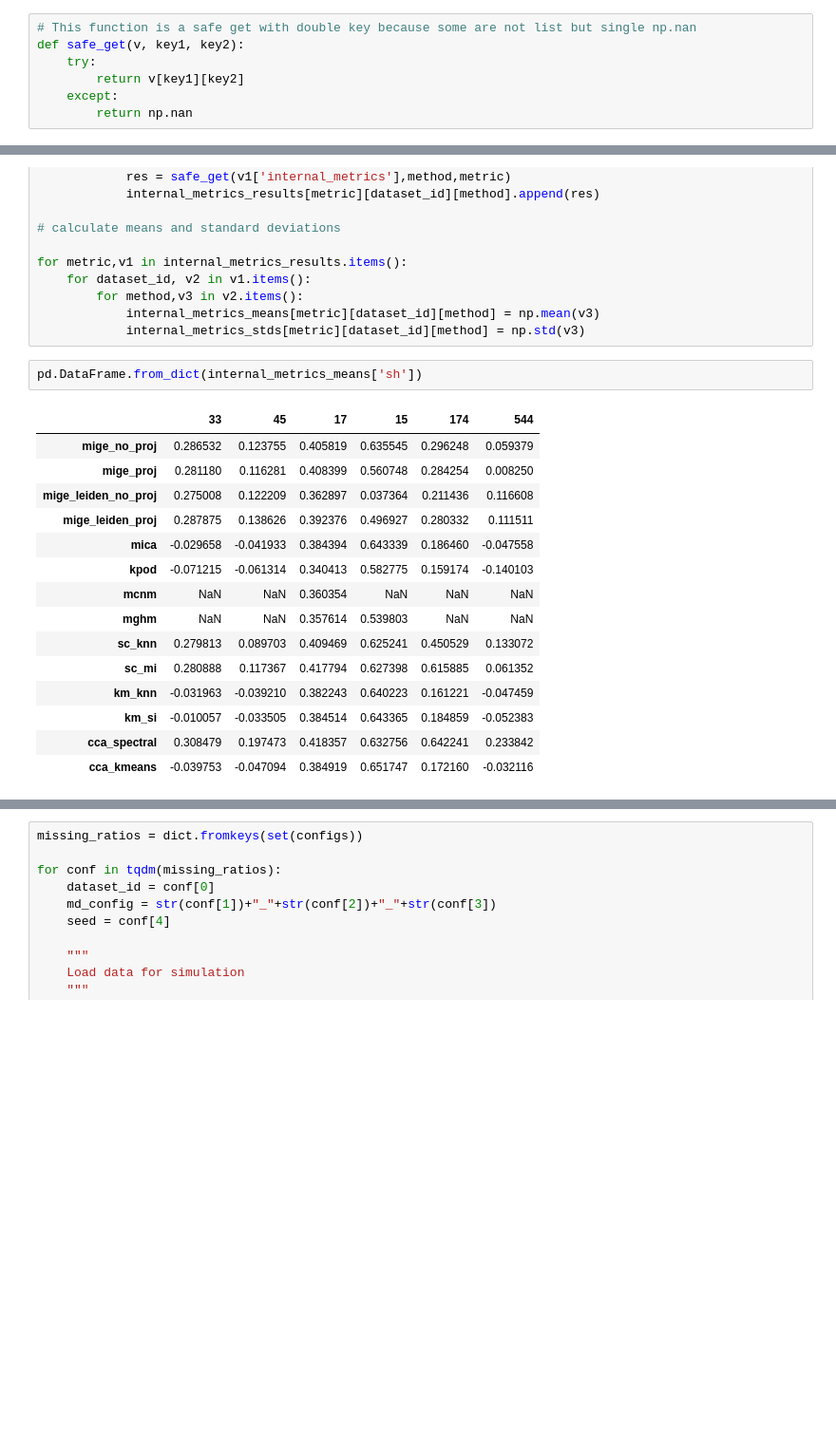
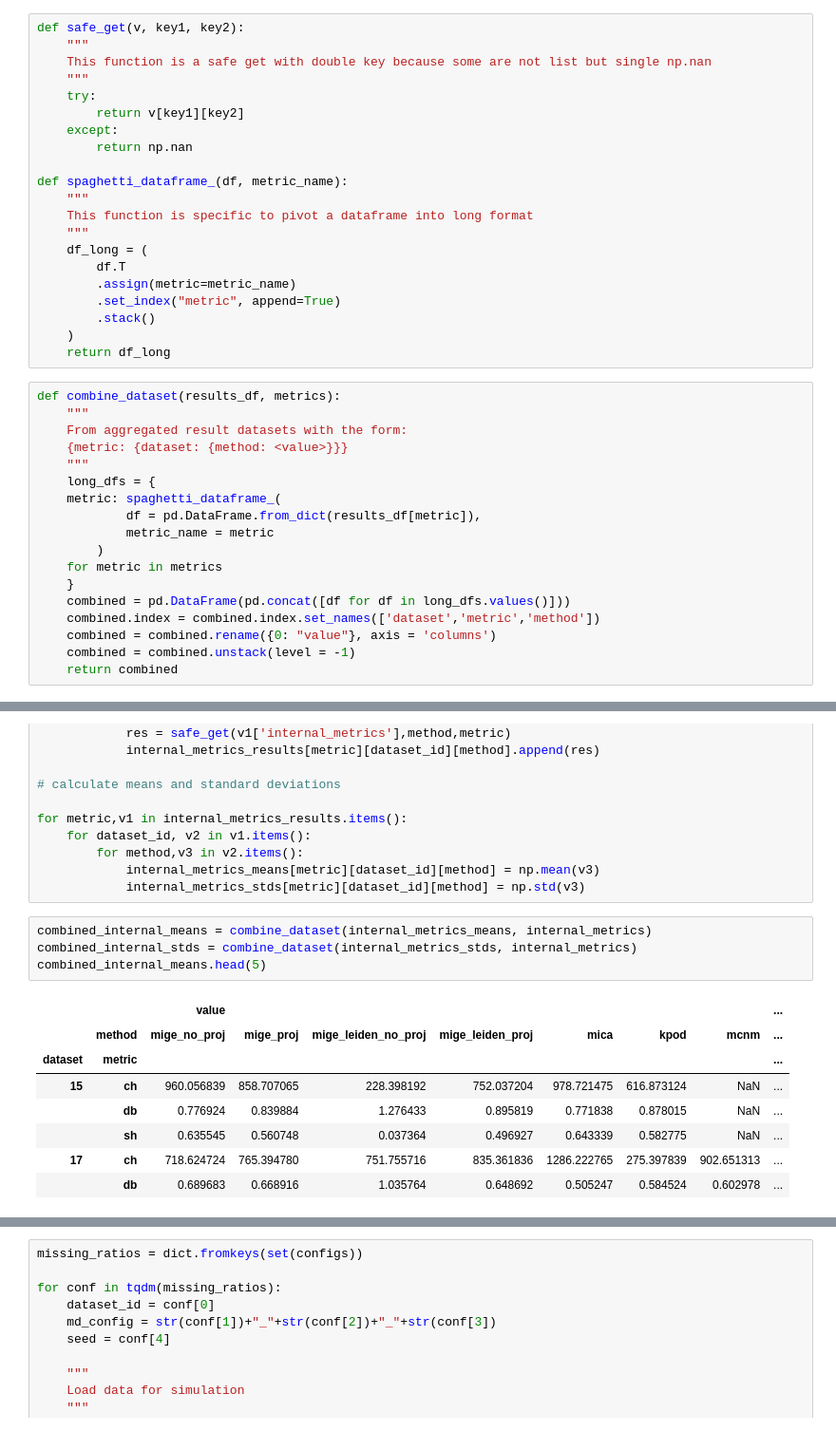
Before and after one commit to simonetome/fusemix, a Jupyter notebook: test_src/notebooks/analyze_simulation.ipynb, the cells around one changed output, grey strips where cells are left out. Shown at 95% size. Saved outputs shown, nothing was run; the diff lists cells and outputs as text; blank space fills up the shorter version.

```diff
--- a/test_src/notebooks/analyze_simulation.ipynb
+++ b/test_src/notebooks/analyze_simulation.ipynb
@@ -71,11 +81,43 @@ internal_metrics = list(simulation_results[configs[0]]['internal_metrics']['mige
 methods = list(simulation_results[configs[0]]['internal_metrics'])
 # %%
-# This function is a safe get with double key because some are not list but single np.nan
 def safe_get(v, key1, key2):
+    """
+    This function is a safe get with double key because some are not list but single np.nan
+    """
     try:
         return v[key1][key2]
     except:
         return np.nan
+
+def spaghetti_dataframe_(df, metric_name):
+    """
+    This function is specific to pivot a dataframe into long format
+    """
+    df_long = (
+        df.T
+        .assign(metric=metric_name)
+        .set_index("metric", append=True)
+        .stack()
+    )
+    return df_long
+# %%
+def combine_dataset(results_df, metrics):
+    """
+    From aggregated result datasets with the form:
+    {metric: {dataset: {method: <value>}}}
+    """
+    long_dfs = {
+    metric: spaghetti_dataframe_(
+            df = pd.DataFrame.from_dict(results_df[metric]),
+            metric_name = metric
+        )
+    for metric in metrics
+    }
+    combined = pd.DataFrame(pd.concat([df for df in long_dfs.values()]))
+    combined.index = combined.index.set_names(['dataset','metric','method'])
+    combined = combined.rename({0: "value"}, axis = 'columns')
+    combined = combined.unstack(level = -1)
+    return combined
 # %% [markdown]
 # External metrics aggregates
 # %%
@@ -146,20 +197,15 @@ for metric,v1 in internal_metrics_results.items():
             internal_metrics_means[metric][dataset_id][method] = np.mean(v3)
             internal_metrics_stds[metric][dataset_id][method] = np.std(v3)
 # %%
-pd.DataFrame.from_dict(internal_metrics_means['sh'])
+combined_internal_means = combine_dataset(internal_metrics_means, internal_metrics)
+combined_internal_stds = combine_dataset(internal_metrics_stds, internal_metrics)
+combined_internal_means.head(5)
 # %% [output]
-|  | 33 | 45 | 17 | 15 | 174 | 544 |
-| mige_no_proj | 0.286532 | 0.123755 | 0.405819 | 0.635545 | 0.296248 | 0.059379 |
-| mige_proj | 0.281180 | 0.116281 | 0.408399 | 0.560748 | 0.284254 | 0.008250 |
-| mige_leiden_no_proj | 0.275008 | 0.122209 | 0.362897 | 0.037364 | 0.211436 | 0.116608 |
-| mige_leiden_proj | 0.287875 | 0.138626 | 0.392376 | 0.496927 | 0.280332 | 0.111511 |
-| mica | -0.029658 | -0.041933 | 0.384394 | 0.643339 | 0.186460 | -0.047558 |
-| kpod | -0.071215 | -0.061314 | 0.340413 | 0.582775 | 0.159174 | -0.140103 |
-| mcnm | NaN | NaN | 0.360354 | NaN | NaN | NaN |
-| mghm | NaN | NaN | 0.357614 | 0.539803 | NaN | NaN |
-| sc_knn | 0.279813 | 0.089703 | 0.409469 | 0.625241 | 0.450529 | 0.133072 |
-| sc_mi | 0.280888 | 0.117367 | 0.417794 | 0.627398 | 0.615885 | 0.061352 |
-| km_knn | -0.031963 | -0.039210 | 0.382243 | 0.640223 | 0.161221 | -0.047459 |
-| km_si | -0.010057 | -0.033505 | 0.384514 | 0.643365 | 0.184859 | -0.052383 |
-| cca_spectral | 0.308479 | 0.197473 | 0.418357 | 0.632756 | 0.642241 | 0.233842 |
-| cca_kmeans | -0.039753 | -0.047094 | 0.384919 | 0.651747 | 0.172160 | -0.032116 |
+|  |  | value |  |  |  |  |  |  | ... |
+|  | method | mige_no_proj | mige_proj | mige_leiden_no_proj | mige_leiden_proj | mica | kpod | mcnm | ... |
+| dataset | metric |  |  |  |  |  |  |  | ... |
+| 15 | ch | 960.056839 | 858.707065 | 228.398192 | 752.037204 | 978.721475 | 616.873124 | NaN | ... |
+|  | db | 0.776924 | 0.839884 | 1.276433 | 0.895819 | 0.771838 | 0.878015 | NaN | ... |
+|  | sh | 0.635545 | 0.560748 | 0.037364 | 0.496927 | 0.643339 | 0.582775 | NaN | ... |
+| 17 | ch | 718.624724 | 765.394780 | 751.755716 | 835.361836 | 1286.222765 | 275.397839 | 902.651313 | ... |
+|  | db | 0.689683 | 0.668916 | 1.035764 | 0.648692 | 0.505247 | 0.584524 | 0.602978 | ... |
```
Also changed, not shown: parts of 22 cells of this notebook, 10 other files.
